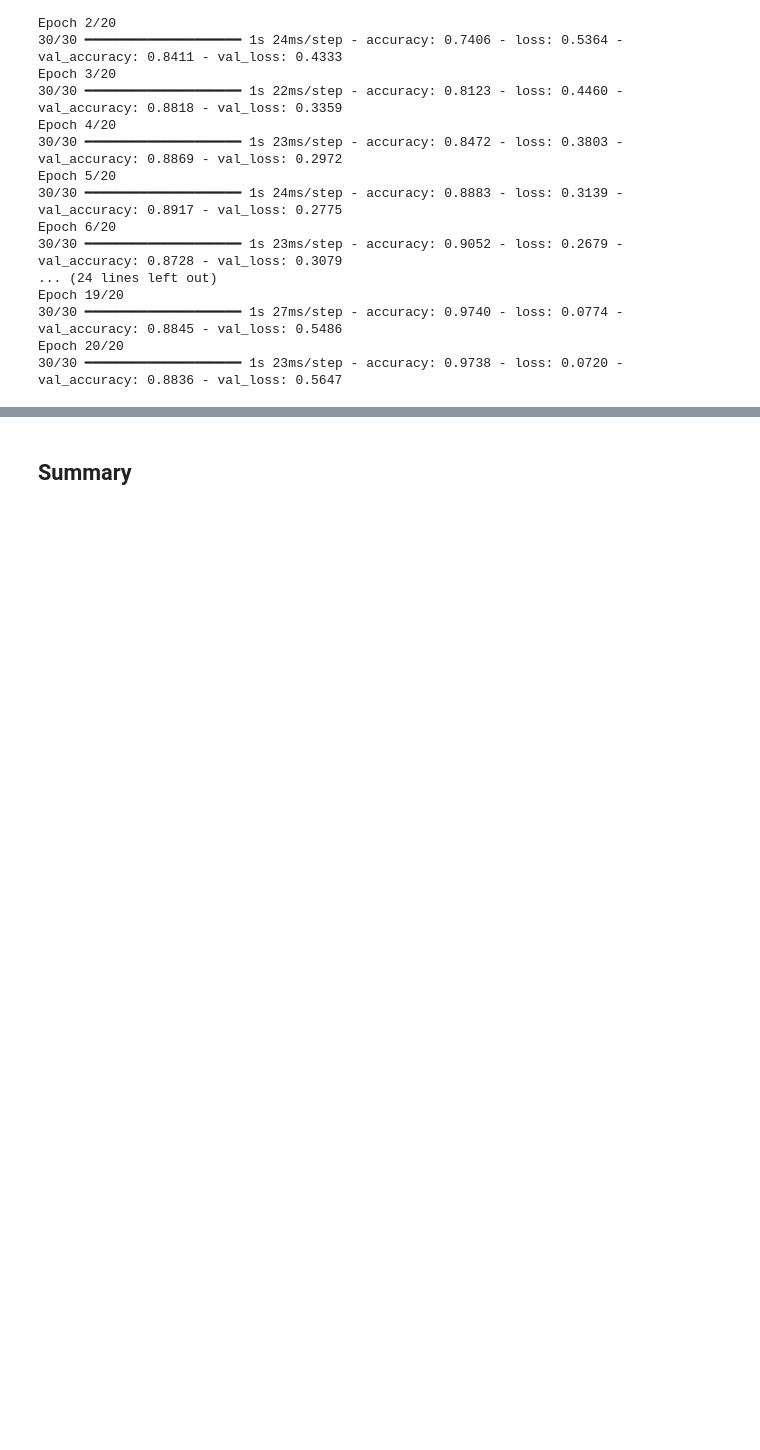
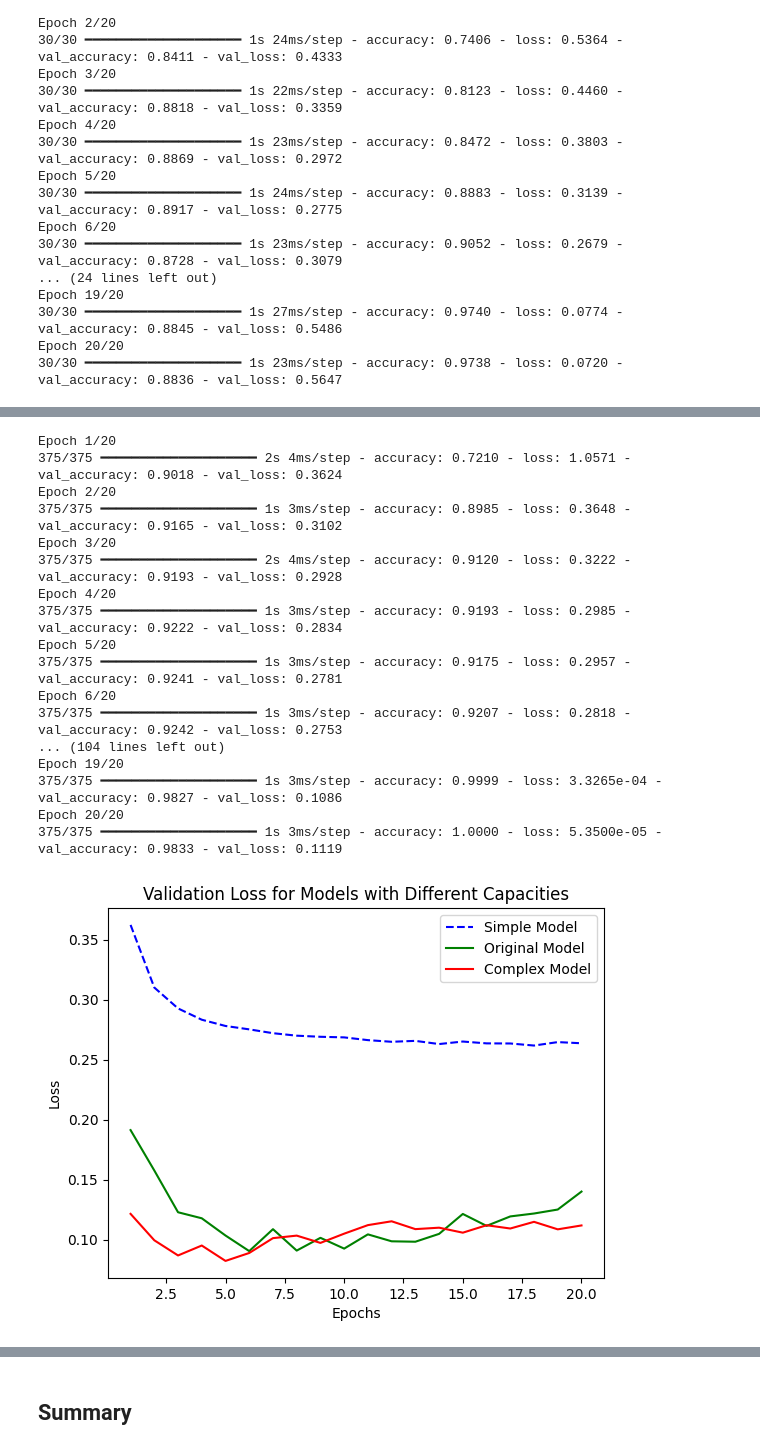
Before and after one commit to seohyun34/test, a Jupyter notebook: chapter05_fundamentals-of-ml.ipynb, the cells around one changed output, grey strips where cells are left out. Saved outputs shown, nothing was run; the diff lists cells and outputs as text; code cells hidden in the pictures; blank space fills up the shorter version.

```diff
--- a/chapter05_fundamentals-of-ml.ipynb
+++ b/chapter05_fundamentals-of-ml.ipynb
@@ -577,0 +754,59 @@ Epoch 20/20
+# %%
+# - Visualize validation loss of the original model, model with lower capacity and model with larger capacity
+# 세 가지 모델(간단한 모델, 원래 모델, 복잡한 모델)의 val loss 비교
+# 간단한 모델
+simple_model = keras.Sequential([layers.Dense(10, activation="softmax")])
+simple_model.compile(optimizer="rmsprop", loss="sparse_categorical_crossentropy", metrics=["accuracy"])
+history_simple = simple_model.fit(train_images, train_labels, epochs=20, batch_size=128, validation_split=0.2)
+
+# 원래 모델
+original_model = keras.Sequential([
+    layers.Dense(96, activation="relu"),
+    layers.Dense(96, activation="relu"),
+    layers.Dense(10, activation="softmax")
+])
+original_model.compile(optimizer="rmsprop", loss="sparse_categorical_crossentropy", metrics=["accuracy"])
+history_original = original_model.fit(train_images, train_labels, epochs=20, batch_size=128, validation_split=0.2)
+
+# 복잡한 모델
+complex_model = keras.Sequential([
+    layers.Dense(512, activation="relu"),
+    layers.Dense(512, activation="relu"),
+    layers.Dense(10, activation="softmax")
+])
+complex_model.compile(optimizer="rmsprop", loss="sparse_categorical_crossentropy", metrics=["accuracy"])
+history_complex = complex_model.fit(train_images, train_labels, epochs=20, batch_size=128, validation_split=0.2)
+
+# 결과 시각화
+val_loss_simple = history_simple.history["val_loss"]
+val_loss_original = history_original.history["val_loss"]
+val_loss_complex = history_complex.history["val_loss"]
+
+epochs = range(1, 21)
+plt.plot(epochs, val_loss_simple, "b--", label="Simple Model")
+plt.plot(epochs, val_loss_original, "g-", label="Original Model")
+plt.plot(epochs, val_loss_complex, "r-", label="Complex Model")
+plt.title("Validation Loss for Models with Different Capacities")
+plt.xlabel("Epochs")
+plt.ylabel("Loss")
+plt.legend()
+plt.show()
+# %% [output]
+Epoch 1/20
+375/375 ━━━━━━━━━━━━━━━━━━━━ 2s 4ms/step - accuracy: 0.7210 - loss: 1.0571 - val_accuracy: 0.9018 - val_loss: 0.3624
+Epoch 2/20
+375/375 ━━━━━━━━━━━━━━━━━━━━ 1s 3ms/step - accuracy: 0.8985 - loss: 0.3648 - val_accuracy: 0.9165 - val_loss: 0.3102
+Epoch 3/20
+375/375 ━━━━━━━━━━━━━━━━━━━━ 2s 4ms/step - accuracy: 0.9120 - loss: 0.3222 - val_accuracy: 0.9193 - val_loss: 0.2928
+Epoch 4/20
+375/375 ━━━━━━━━━━━━━━━━━━━━ 1s 3ms/step - accuracy: 0.9193 - loss: 0.2985 - val_accuracy: 0.9222 - val_loss: 0.2834
+Epoch 5/20
+375/375 ━━━━━━━━━━━━━━━━━━━━ 1s 3ms/step - accuracy: 0.9175 - loss: 0.2957 - val_accuracy: 0.9241 - val_loss: 0.2781
+Epoch 6/20
+375/375 ━━━━━━━━━━━━━━━━━━━━ 1s 3ms/step - accuracy: 0.9207 - loss: 0.2818 - val_accuracy: 0.9242 - val_loss: 0.2753
+... (104 lines left out)
+Epoch 19/20
+375/375 ━━━━━━━━━━━━━━━━━━━━ 1s 3ms/step - accuracy: 0.9999 - loss: 3.3265e-04 - val_accuracy: 0.9827 - val_loss: 0.1086
+Epoch 20/20
+375/375 ━━━━━━━━━━━━━━━━━━━━ 1s 3ms/step - accuracy: 1.0000 - loss: 5.3500e-05 - val_accuracy: 0.9833 - val_loss: 0.1119
+[figure, added]
```
Also changed, not shown: parts of 8 cells of this notebook.
